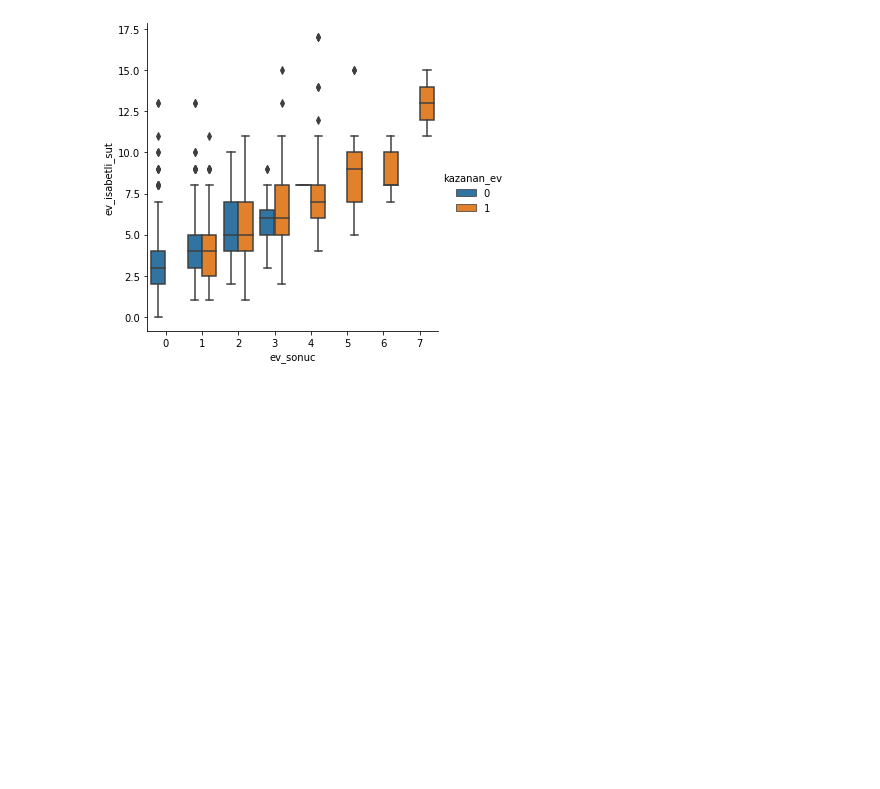
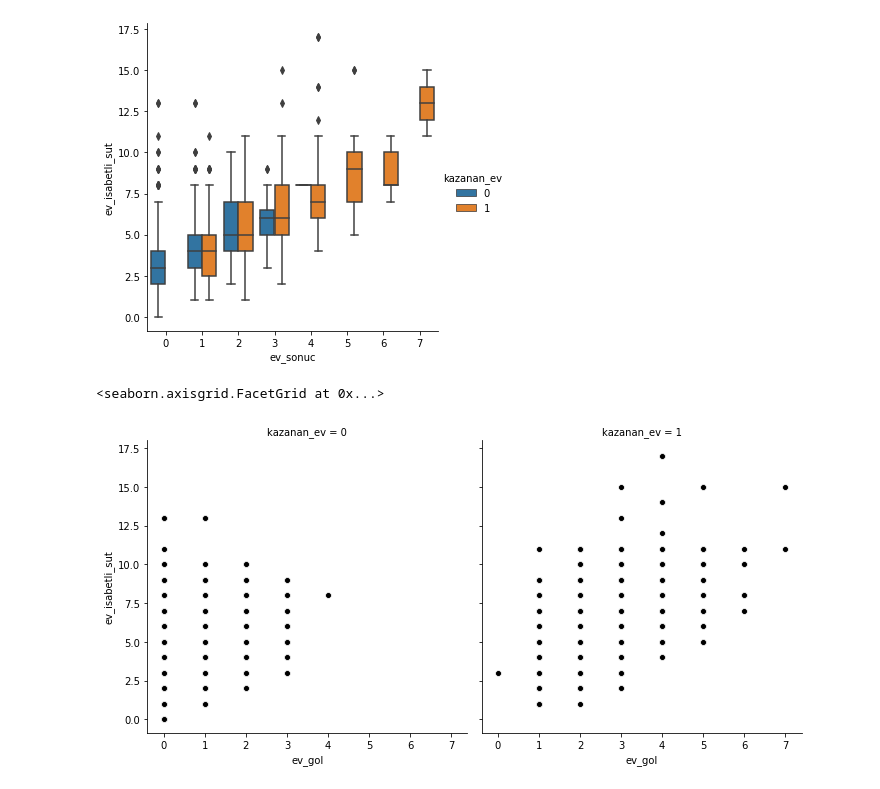
Before and after one commit to burakfndkl/ML_Analiz, a Jupyter notebook: dataVisulation.ipynb, the cells around one changed output. Saved outputs shown, nothing was run; the diff lists cells and outputs as text; code cells hidden in the pictures; blank space fills up the shorter version.

```diff
--- a/dataVisulation.ipynb
+++ b/dataVisulation.ipynb
@@ -76,3 +76,9 @@ sns.catplot(x="ev_sonuc", y="ev_isabetli_sut", hue="kazanan_ev", kind="box", dat
 # %% [output]
 <seaborn.axisgrid.FacetGrid at 0x...>
 [figure]
+# %%
+#isabetli şut sayısı arttıkça kazanma olasılığıda artıyor
+sns.relplot(x ='ev_gol', y ='ev_isabetli_sut', col = 'kazanan_ev', data = df3, color = 'black')
+# %% [output]
+<seaborn.axisgrid.FacetGrid at 0x...>
+[figure, added]
```
Also changed, not shown: parts of 1 cell of this notebook, 4 other files.
